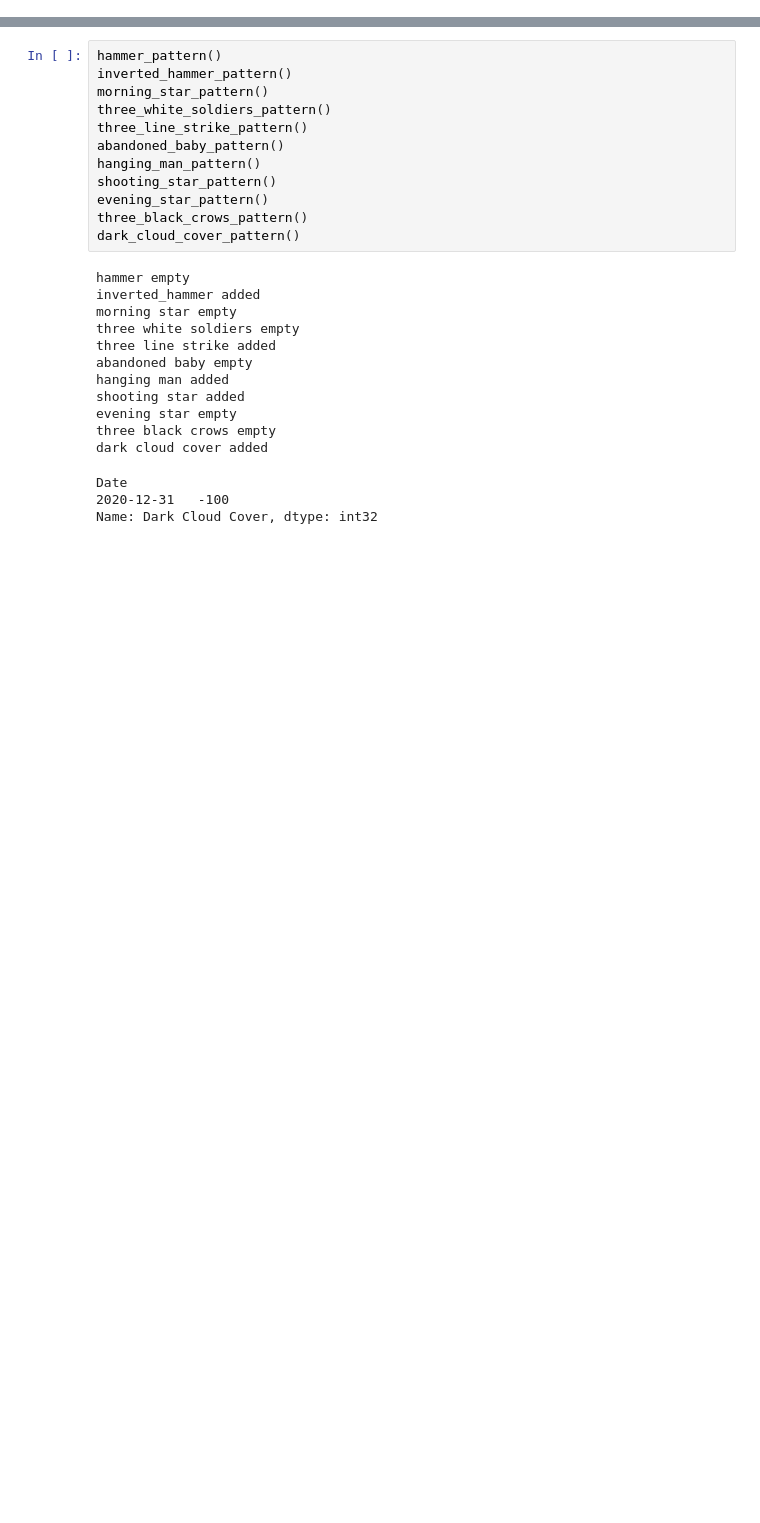
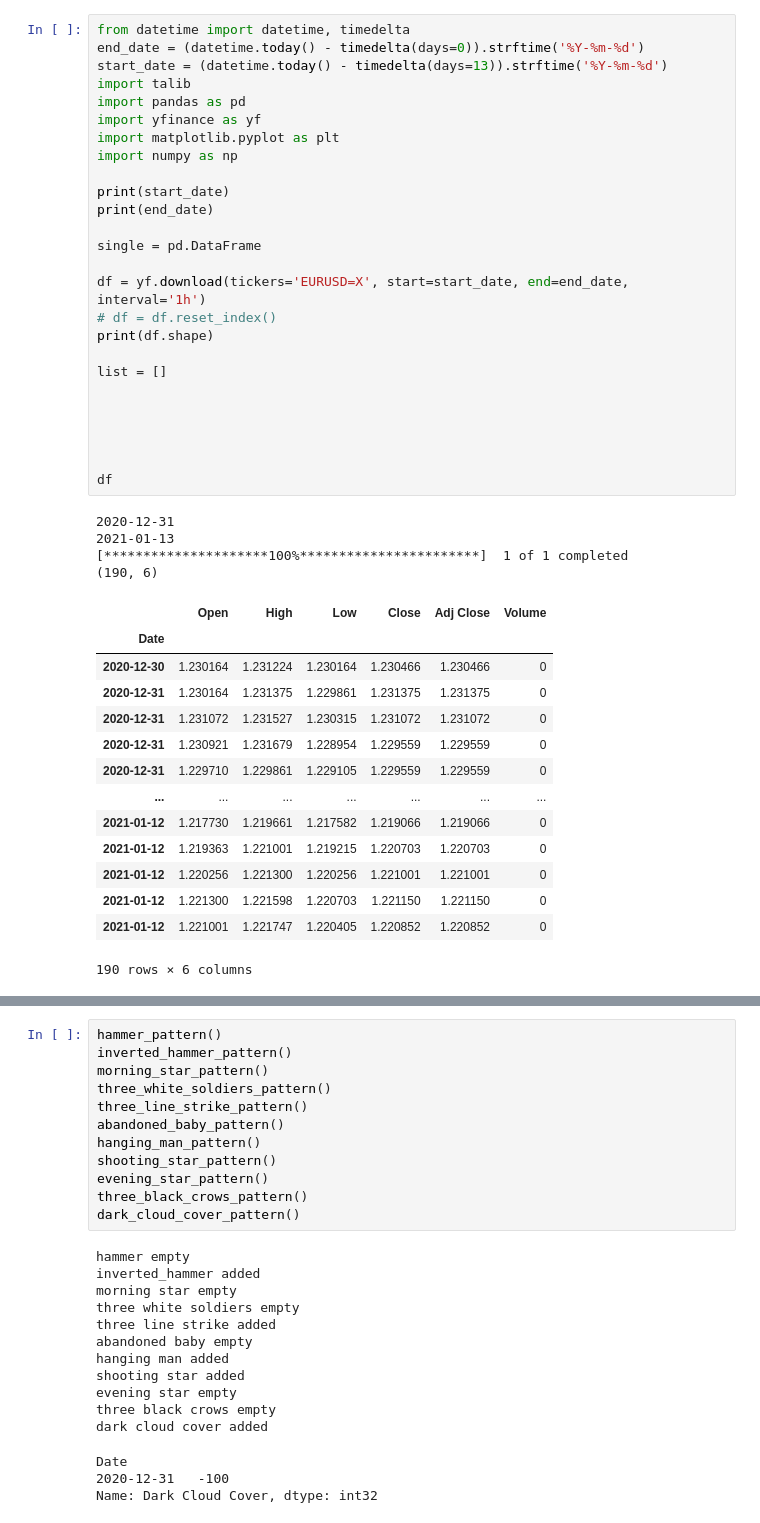
Before and after one commit to jakubsadel/FOREXRecommendationSystem, a Jupyter notebook: forexAlgorithm/forexPatterns.ipynb, the cells around one changed output, grey strips where cells are left out. Drawn from its saved outputs; the diff is of its cells as text; blank space fills up the shorter version.

```diff
--- a/forexAlgorithm/forexPatterns.ipynb
+++ b/forexAlgorithm/forexPatterns.ipynb
@@ -1 +1,46 @@
+# %%
+from datetime import datetime, timedelta
+end_date = (datetime.today() - timedelta(days=0)).strftime('%Y-%m-%d')
+start_date = (datetime.today() - timedelta(days=13)).strftime('%Y-%m-%d')
+import talib
+import pandas as pd
+import yfinance as yf
+import matplotlib.pyplot as plt
+import numpy as np
+
+print(start_date)
+print(end_date)
+
+single = pd.DataFrame
+
+df = yf.download(tickers='EURUSD=X', start=start_date, end=end_date, interval='1h')
+# df = df.reset_index()
+print(df.shape)
+
+list = []
+
+
+
+
+
+df
+# %% [output]
+2020-12-31
+2021-01-13
+[*********************100%***********************]  1 of 1 completed
+(190, 6)
+|  | Open | High | Low | Close | Adj Close | Volume |
+| Date |  |  |  |  |  |  |
+| 2020-12-30 | 1.230164 | 1.231224 | 1.230164 | 1.230466 | 1.230466 | 0 |
+| 2020-12-31 | 1.230164 | 1.231375 | 1.229861 | 1.231375 | 1.231375 | 0 |
+| 2020-12-31 | 1.231072 | 1.231527 | 1.230315 | 1.231072 | 1.231072 | 0 |
+| 2020-12-31 | 1.230921 | 1.231679 | 1.228954 | 1.229559 | 1.229559 | 0 |
+| 2020-12-31 | 1.229710 | 1.229861 | 1.229105 | 1.229559 | 1.229559 | 0 |
+| ... | ... | ... | ... | ... | ... | ... |
+| 2021-01-12 | 1.217730 | 1.219661 | 1.217582 | 1.219066 | 1.219066 | 0 |
+| 2021-01-12 | 1.219363 | 1.221001 | 1.219215 | 1.220703 | 1.220703 | 0 |
+| 2021-01-12 | 1.220256 | 1.221300 | 1.220256 | 1.221001 | 1.221001 | 0 |
+| 2021-01-12 | 1.221300 | 1.221598 | 1.220703 | 1.221150 | 1.221150 | 0 |
+| 2021-01-12 | 1.221001 | 1.221747 | 1.220405 | 1.220852 | 1.220852 | 0 |
+190 rows × 6 columns
 # %%
```
Also changed, not shown: parts of 1 cell of this notebook, 11 other files.
